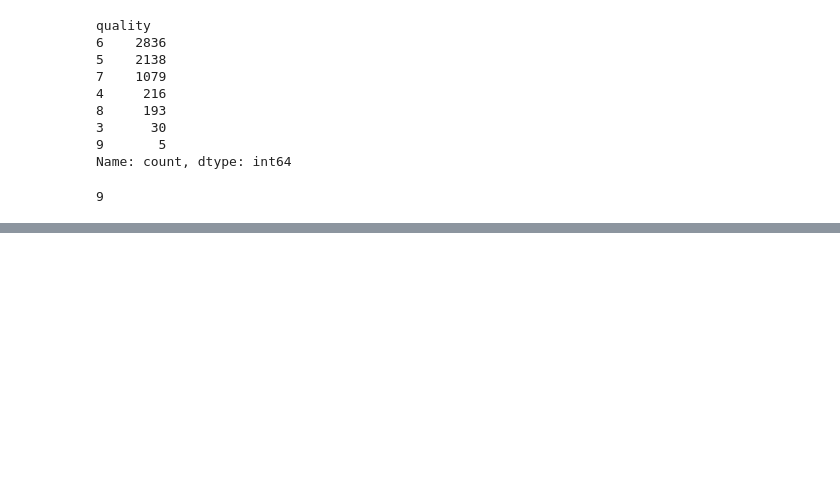
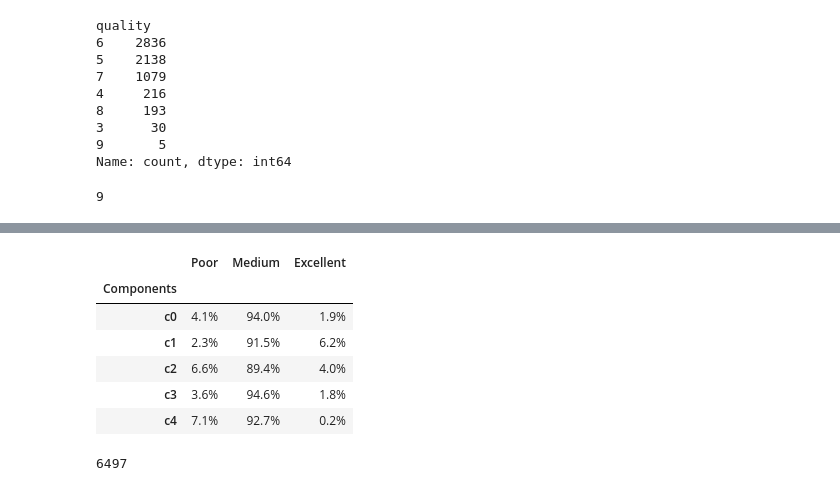
Before and after one commit to chainrunner8/Statistical-Learning, a Jupyter notebook: GA/explore.ipynb, the cells around one changed output, grey strips where cells are left out. Drawn from its saved outputs; the diff is of its cells as text; code cells hidden in the pictures; blank space fills up the shorter version.

```diff
--- a/GA/explore.ipynb
+++ b/GA/explore.ipynb
@@ -336,0 +364,15 @@ max(y)
+# %%
+table = pd.read_csv('gmm_comp_proba_table_n=5.csv', index_col=0)
+(table*100).round(1).astype(str) + '%'
+# %% [output]
+|  | Poor | Medium | Excellent |
+| Components |  |  |  |
+| c0 | 4.1% | 94.0% | 1.9% |
+| c1 | 2.3% | 91.5% | 6.2% |
+| c2 | 6.6% | 89.4% | 4.0% |
+| c3 | 3.6% | 94.6% | 1.8% |
+| c4 | 7.1% | 92.7% | 0.2% |
+# %%
+len(X)
+# %% [output]
+6497
```
Also changed, not shown: parts of 3 cells of this notebook.
